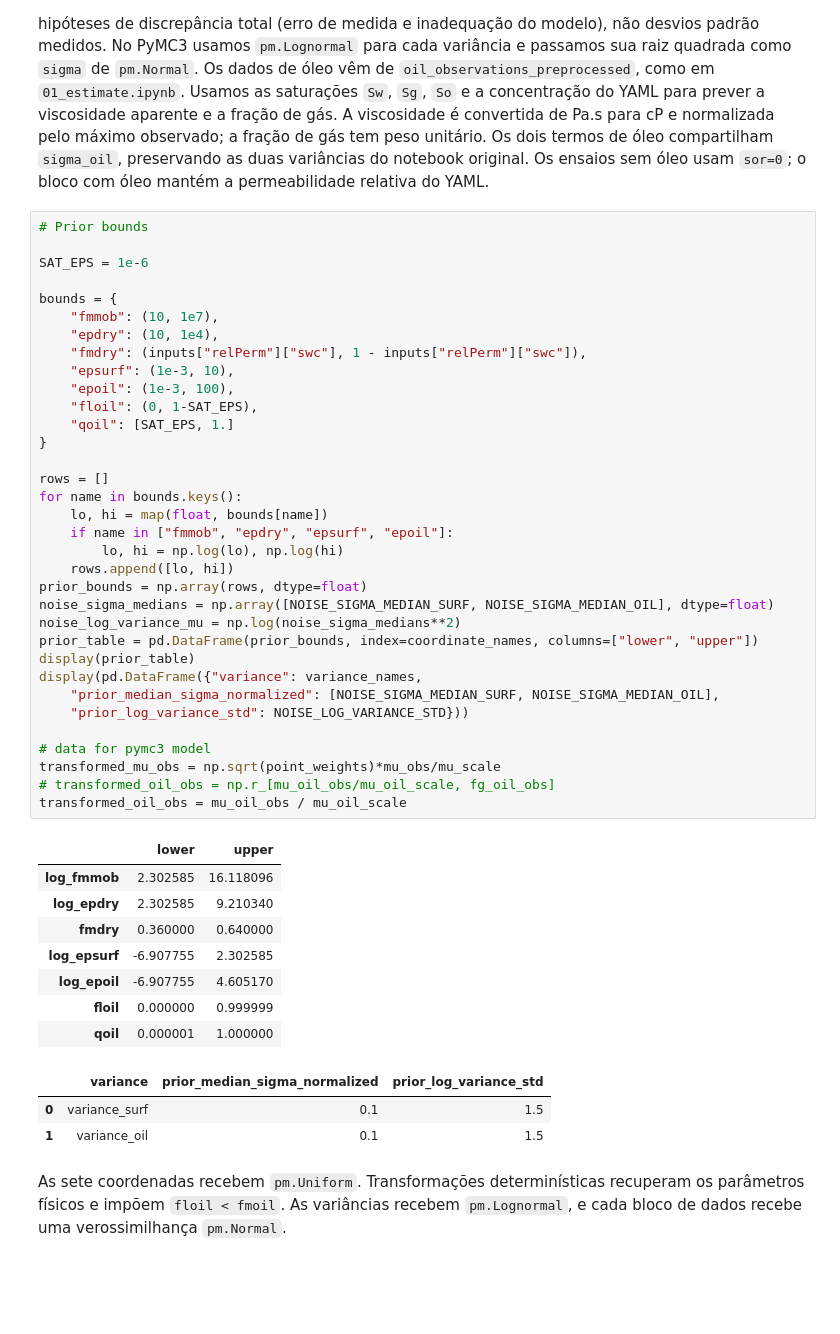
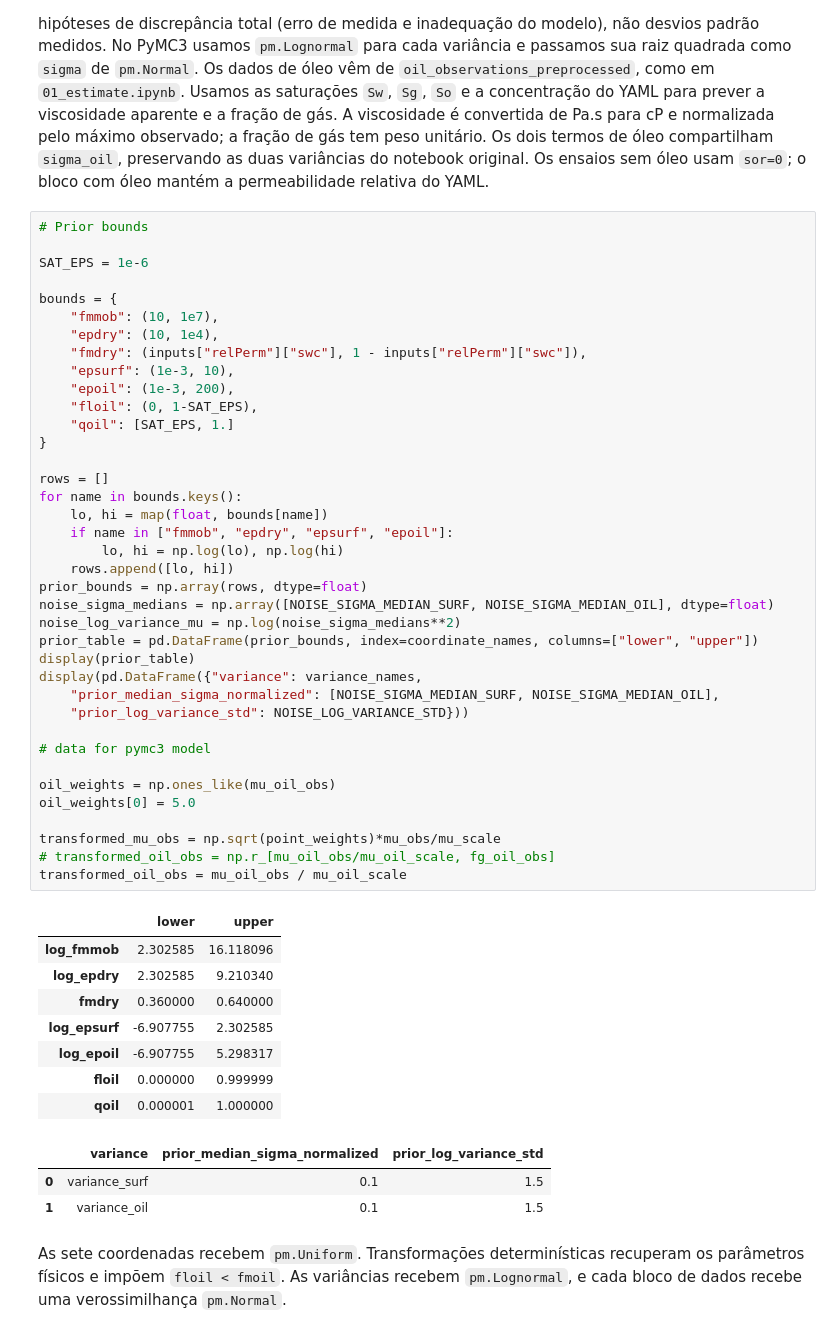
Before and after one commit to UnderMou/inverseFoam, a Jupyter notebook: experiments/Vieira2024_v2/11_inference.ipynb, the cells around one changed output. Saved outputs shown, nothing was run; the diff lists cells and outputs as text; blank space fills up the shorter version.

```diff
--- a/experiments/Vieira2024_v2/11_inference.ipynb
+++ b/experiments/Vieira2024_v2/11_inference.ipynb
@@ -194,37 +206,41 @@ bounds = {
     "epdry": (10, 1e4),
     "fmdry": (inputs["relPerm"]["swc"], 1 - inputs["relPerm"]["swc"]),
     "epsurf": (1e-3, 10),
-    "epoil": (1e-3, 100),
+    "epoil": (1e-3, 200),
     "floil": (0, 1-SAT_EPS),
     "qoil": [SAT_EPS, 1.]
 }
 
 rows = []
 for name in bounds.keys():
     lo, hi = map(float, bounds[name])
     if name in ["fmmob", "epdry", "epsurf", "epoil"]:
         lo, hi = np.log(lo), np.log(hi)
     rows.append([lo, hi])
 prior_bounds = np.array(rows, dtype=float)
 noise_sigma_medians = np.array([NOISE_SIGMA_MEDIAN_SURF, NOISE_SIGMA_MEDIAN_OIL], dtype=float)
 noise_log_variance_mu = np.log(noise_sigma_medians**2)
 prior_table = pd.DataFrame(prior_bounds, index=coordinate_names, columns=["lower", "upper"])
 display(prior_table)
 display(pd.DataFrame({"variance": variance_names,
     "prior_median_sigma_normalized": [NOISE_SIGMA_MEDIAN_SURF, NOISE_SIGMA_MEDIAN_OIL],
     "prior_log_variance_std": NOISE_LOG_VARIANCE_STD}))
 
 # data for pymc3 model
+
+oil_weights = np.ones_like(mu_oil_obs)
+oil_weights[0] = 5.0
+
 transformed_mu_obs = np.sqrt(point_weights)*mu_obs/mu_scale
 # transformed_oil_obs = np.r_[mu_oil_obs/mu_oil_scale, fg_oil_obs]
 transformed_oil_obs = mu_oil_obs / mu_oil_scale
 # %% [output]
 |  | lower | upper |
 | log_fmmob | 2.302585 | 16.118096 |
 | log_epdry | 2.302585 | 9.210340 |
 | fmdry | 0.360000 | 0.640000 |
 | log_epsurf | -6.907755 | 2.302585 |
-| log_epoil | -6.907755 | 4.605170 |
+| log_epoil | -6.907755 | 5.298317 |
 | floil | 0.000000 | 0.999999 |
 | qoil | 0.000001 | 1.000000 |
 |  | variance | prior_median_sigma_normalized | prior_log_variance_std |
```
Also changed, not shown: parts of 12 cells of this notebook, 1 other file.
